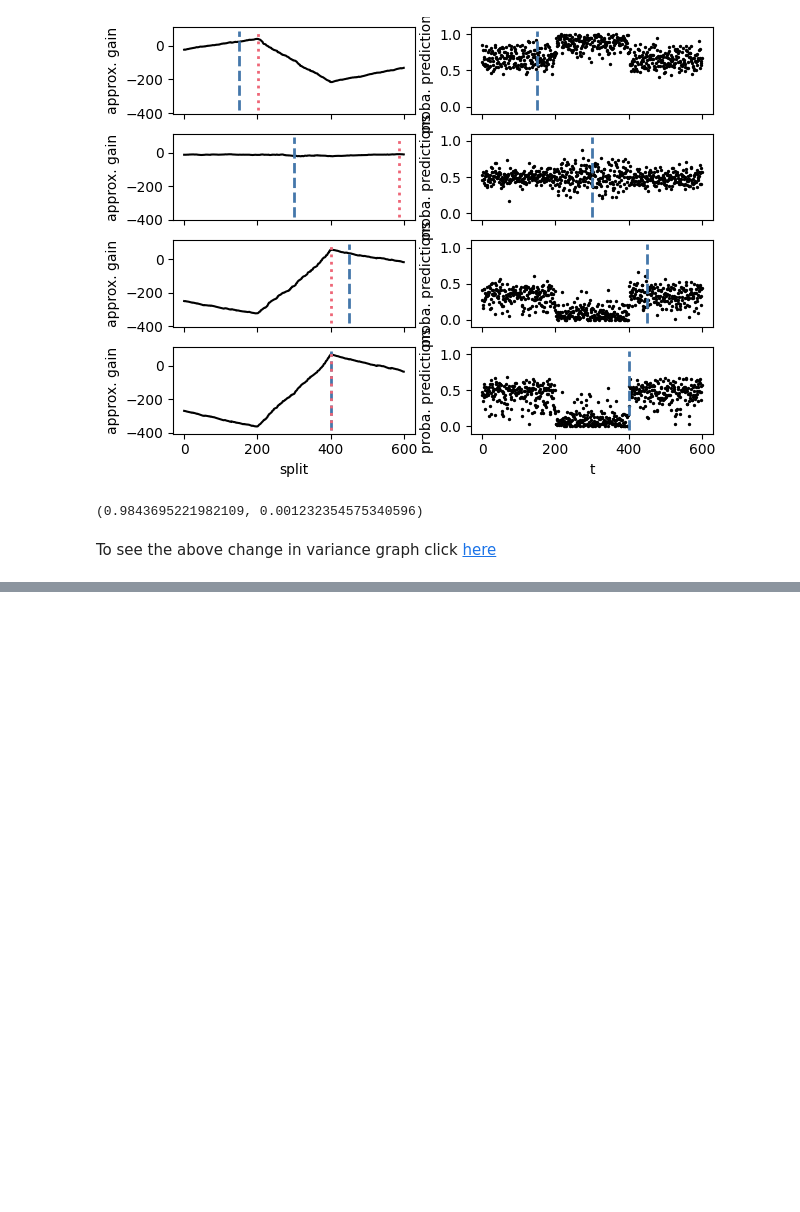
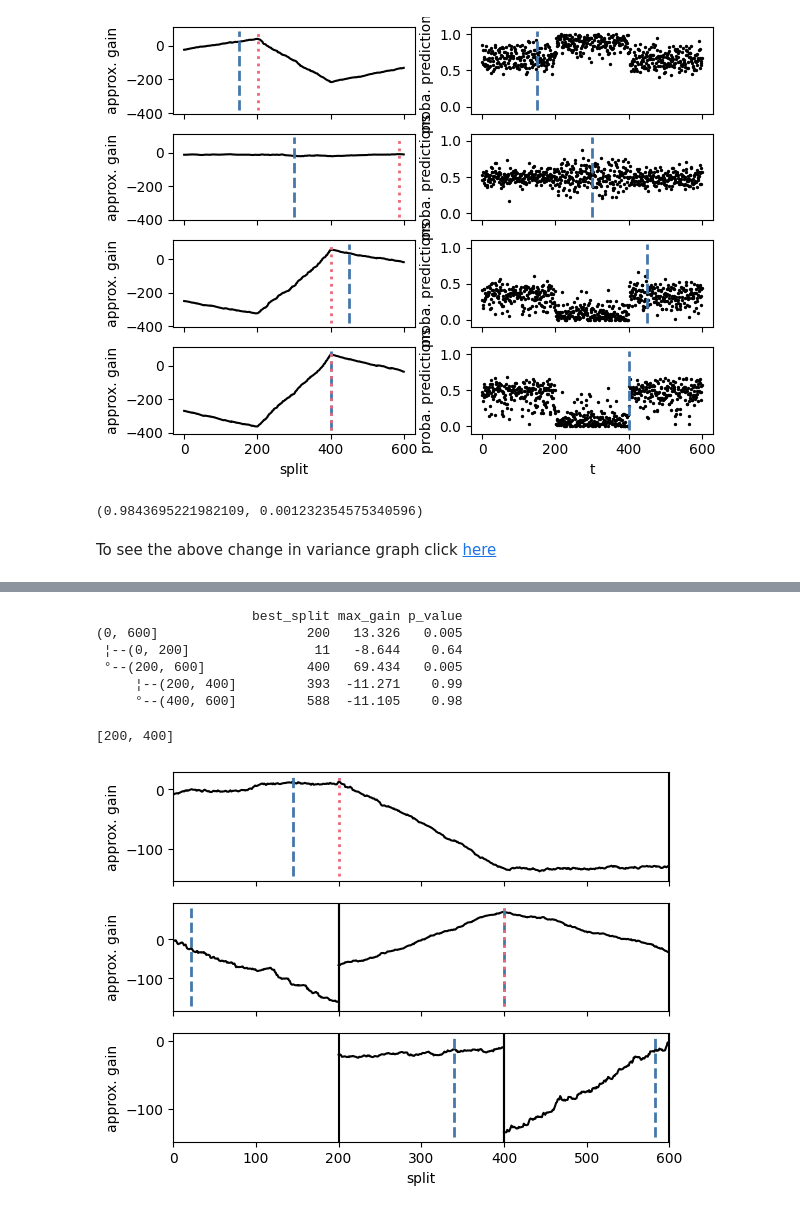
Before and after one commit to wajidmanzoor/Change-Point-detection-using-Random-Forest, a Jupyter notebook: notebooks/simmulation.ipynb, the cells around one changed output, grey strips where cells are left out. Cells and saved outputs as stored; diff of their text form; code cells hidden in the pictures; blank space fills up the shorter version.

Commit message:
added change in varaince notes,code and ploted results for one experiment

```diff
--- a/notebooks/simmulation.ipynb
+++ b/notebooks/simmulation.ipynb
@@ -254,0 +277,31 @@ To see the above change in variance graph click [here](https://wajidmanzoor.gith
+# %%
+def generate_change_in_covariance(dataset_generator,n=600,d=5,rho=0.7):
+  Sigma = np.full((d, d), rho)
+  np.fill_diagonal(Sigma, 1)
+  segment_1 = dataset_generator.normal(0, 1, (n//3, d))
+  segment_2 = dataset_generator.multivariate_normal(np.zeros(d),Sigma,n//3,method='cholesky')
+  segment_3 = dataset_generator.normal(0, 1, (n//3, d))
+  X = np.concatenate( (segment_1,segment_2,segment_3,),axis=0,)
+  orginal_change_points = [0,200,400,n]
+  return X,orginal_change_points
+# %%
+X,orginal_change_points = generate_change_in_covariance(dataset_generator)
+# %%
+result = changeforest(X,"random_forest","bs")
+# %%
+result
+# %% [output]
+                    best_split max_gain p_value
+(0, 600]                   200   13.326   0.005
+ ¦--(0, 200]                11   -8.644    0.64
+ °--(200, 600]             400   69.434   0.005
+     ¦--(200, 400]         393  -11.271    0.99
+     °--(400, 600]         588  -11.105    0.98
+# %%
+result.split_points()
+# %% [output]
+[200, 400]
+# %%
+result.plot().show()
+# %% [output]
+[figure, added]
```
Also changed, not shown: parts of 2 cells of this notebook.
